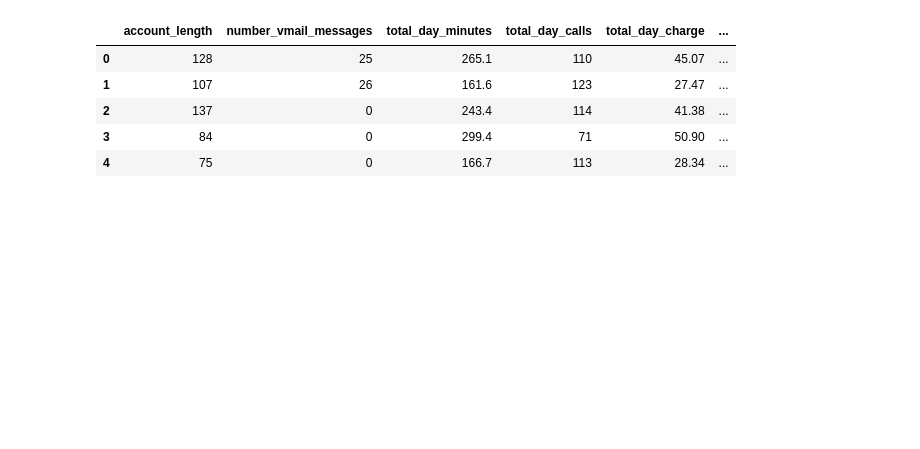
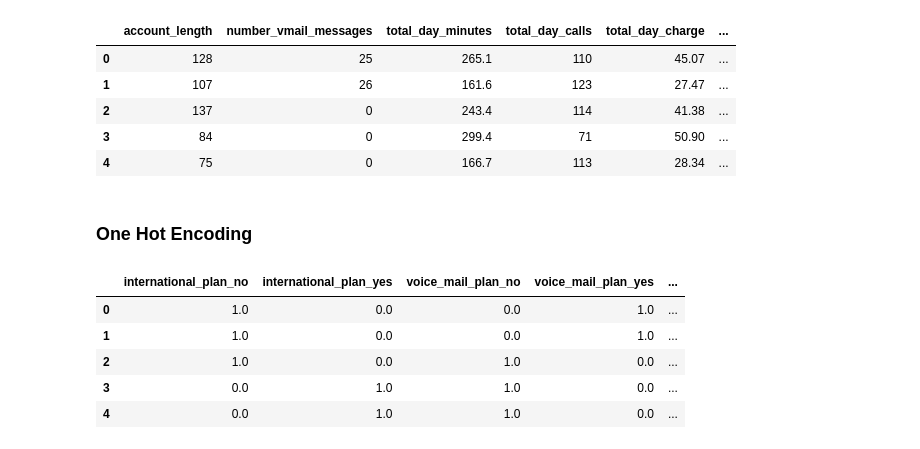
Before and after one commit to waruhiuuu/phase-3-individual-project, a Jupyter notebook: SyriaTel Customer Churn.ipynb, the cells around one changed output. Saved outputs shown, nothing was run; the diff lists cells and outputs as text; code cells hidden in the pictures; blank space fills up the shorter version.

Commit message:
One Hot Encoding

```diff
--- a/SyriaTel Customer Churn.ipynb
+++ b/SyriaTel Customer Churn.ipynb
@@ -245,3 +246,21 @@ feature_df.head()
 | 2 | 137 | 0 | 243.4 | 114 | 41.38 | ... |
 | 3 | 84 | 0 | 299.4 | 71 | 50.90 | ... |
 | 4 | 75 | 0 | 166.7 | 113 | 28.34 | ... |
+# %% [markdown]
+### One Hot Encoding
+# %%
+need_encode = test_df[['international_plan', 'voice_mail_plan', 'customer_service_calls']]
+ohe = OneHotEncoder()
+ohe.fit(need_encode)
+
+ohe_1 = ohe.transform(need_encode).toarray()
+
+ohe_df = pd.DataFrame(ohe_1, columns=ohe.get_feature_names_out(need_encode.columns))
+ohe_df.head()
+# %% [output]
+|  | international_plan_no | international_plan_yes | voice_mail_plan_no | voice_mail_plan_yes | ... |
+| 0 | 1.0 | 0.0 | 0.0 | 1.0 | ... |
+| 1 | 1.0 | 0.0 | 0.0 | 1.0 | ... |
+| 2 | 1.0 | 0.0 | 1.0 | 0.0 | ... |
+| 3 | 0.0 | 1.0 | 1.0 | 0.0 | ... |
+| 4 | 0.0 | 1.0 | 1.0 | 0.0 | ... |
```
Also changed, not shown: parts of 3 cells of this notebook.
